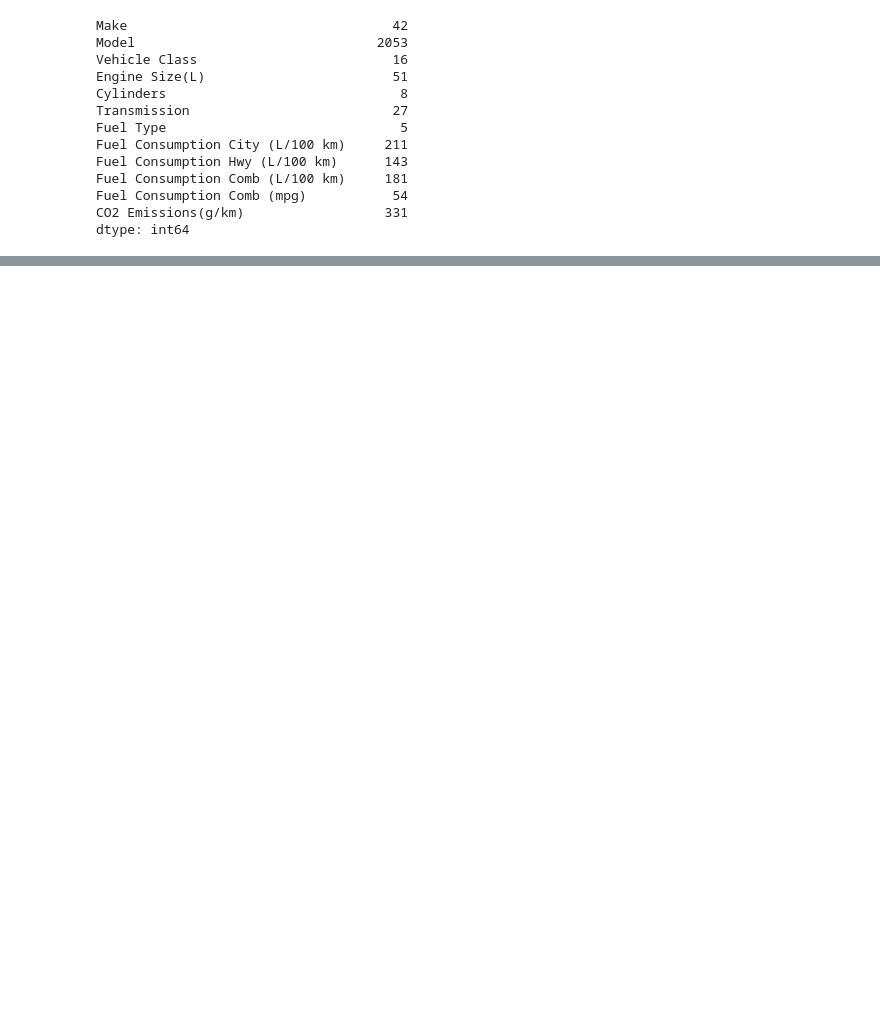
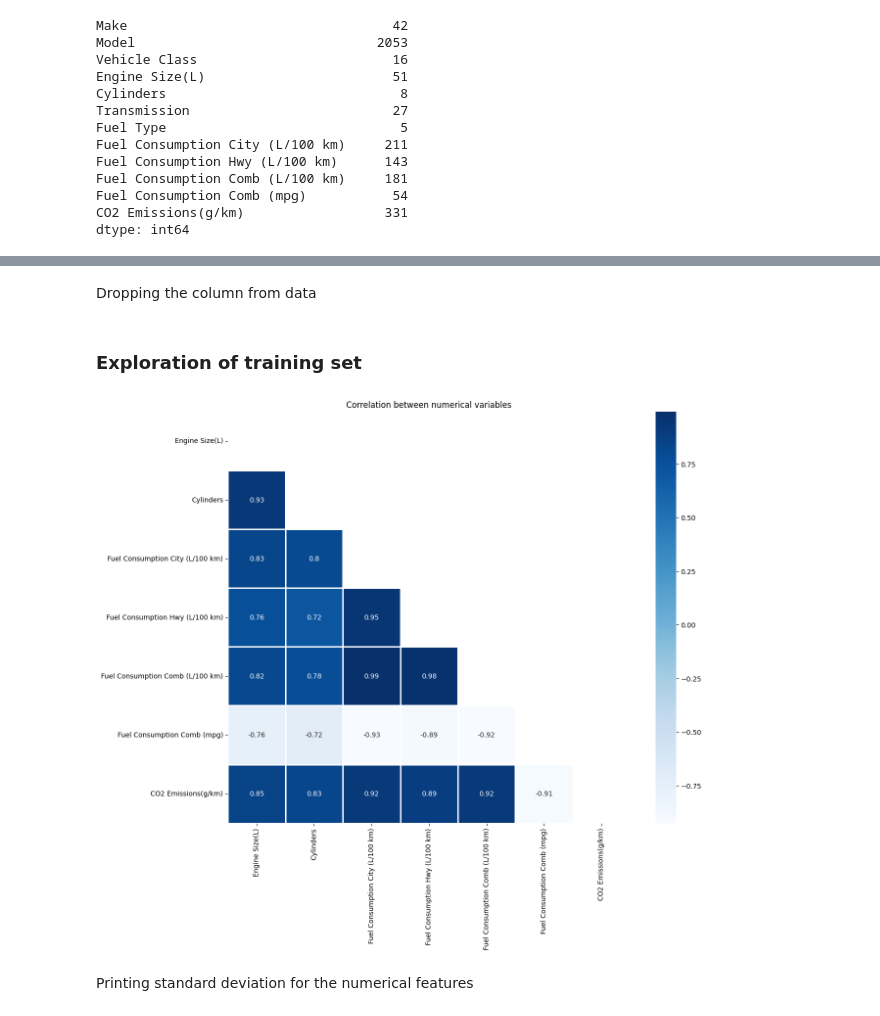
Before and after one commit to lauxpaux/cleanestCars, a Jupyter notebook: exploratory-data-analysis.ipynb, the cells around one changed output, grey strips where cells are left out. Drawn from its saved outputs; the diff is of its cells as text; code cells hidden in the pictures; blank space fills up the shorter version.

```diff
--- a/exploratory-data-analysis.ipynb
+++ b/exploratory-data-analysis.ipynb
@@ -123,0 +141,11 @@ Test set: 1477
+# %%
+data['cylinders_cat'] = pd.cut(data['Cylinders'],
+                              bins=[0., 1.5, 3.0, 4.5, 6, np.inf],
+                              labels=[1, 2, 3, 4, 5])
+# %%
+from sklearn.model_selection import StratifiedShuffleSplit
+
+split = StratifiedShuffleSplit(n_splits=1, test_size=0.2, random_state=42)
+for train_index, test_index in split.split(data, data['Cylinders']):
+    strat_train_set = data.loc[train_index]
+    strat_test_set = data.loc[test_index]
@@ -123,0 +164,2 @@ Test set: 1477
+# %% [markdown]
+Dropping the column from data
@@ -123,0 +169,16 @@ Test set: 1477
+# %% [markdown]
+### Exploration of training set
+# %%
+data = strat_train_set.copy()
+# %%
+corr = data.corr()
+mask = np.triu(np.ones_like(corr, dtype=bool))
+f, ax = plt.subplots(figsize=(11, 9))
+save_fig('variable_correlations')
+sns.heatmap(corr, xticklabels=corr.columns, yticklabels=corr.columns, annot=True,
+           cmap=sns.color_palette("Blues",as_cmap=True), mask=mask, cbar=True,
+            linecolor='white', linewidth=2).set(title='Correlation between numerical variables');
+# %% [output]
+[figure, added]
+# %% [markdown]
+Printing standard deviation for the numerical features
```
Also changed, not shown: parts of 21 cells of this notebook, 3 other files.
